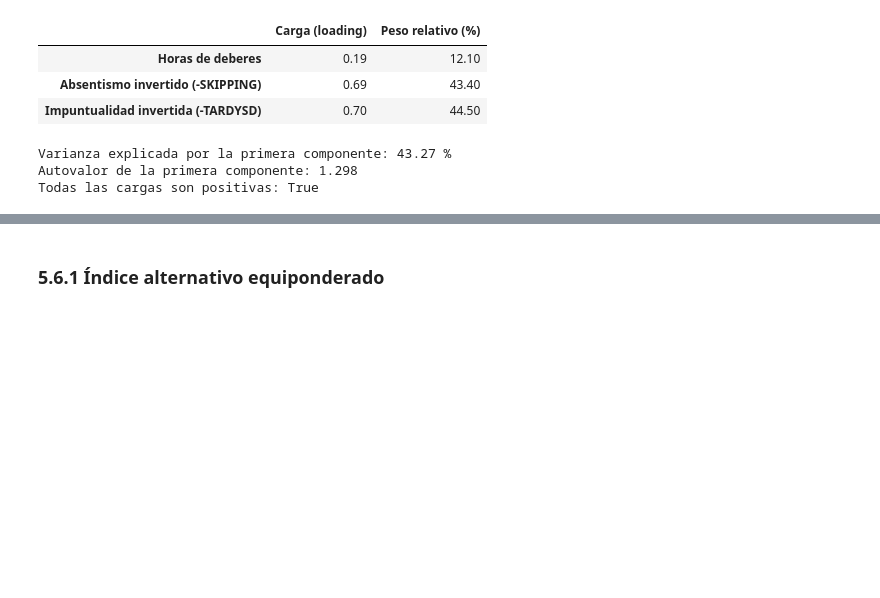
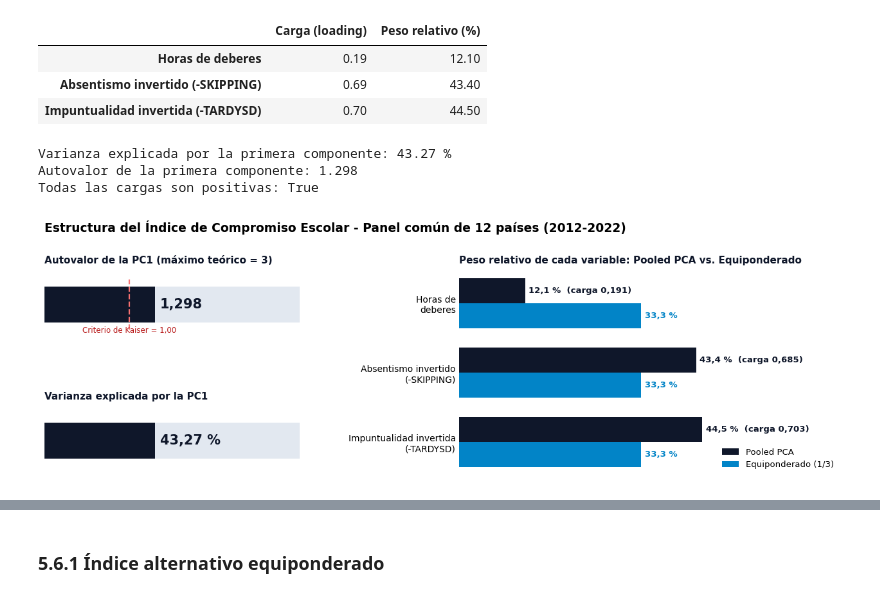
Before and after one commit to musero55/tfm_data_science, a Jupyter notebook: notebooks/fase_1_data_ingestion_eda/01_EDA_indice_de_compromiso.ipynb, the cells around one changed output, grey strips where cells are left out. Drawn from its saved outputs; the diff is of its cells as text; code cells hidden in the pictures; blank space fills up the shorter version.

```diff
--- a/notebooks/fase_1_data_ingestion_eda/01_EDA_indice_de_compromiso.ipynb
+++ b/notebooks/fase_1_data_ingestion_eda/01_EDA_indice_de_compromiso.ipynb
@@ -1555,3 +1559,79 @@ Cargas factoriales del Pooled PCA (primera componente):
 Varianza explicada por la primera componente: 43.27 %
 Autovalor de la primera componente: 1.298
 Todas las cargas son positivas: True
+# %%
+# Mini-dashboard del Pooled PCA: métricas de extracción (izquierda) y pesos frente al índice equiponderado (derecha)
+autovalor_pc1 = pca_compromiso.explained_variance_[0]
+UMBRAL_KAISER = 1.0
+COLOR_PCA, COLOR_EQUI, COLOR_PISTA = '#0f172a', '#0284c7', '#e2e8f0'
+
+
+def formato_es(valor, decimales):
+    """Número con coma decimal para las anotaciones del gráfico."""
+    return f'{valor:.{decimales}f}'.replace('.', ',')
+
+
+fig = plt.figure(figsize=(16, 4.2))
+rejilla = fig.add_gridspec(2, 2, width_ratios=[1, 1.5], hspace=0.9, wspace=0.5)
+ax_autovalor = fig.add_subplot(rejilla[0, 0])
+ax_varianza = fig.add_subplot(rejilla[1, 0])
+ax_pesos = fig.add_subplot(rejilla[:, 1])
+
+# --- Panel izquierdo: medidores del autovalor (máximo teórico = nº de variables) y de la varianza explicada ---
+medidores = [
+    (ax_autovalor, autovalor_pc1, len(variables_pca), formato_es(autovalor_pc1, 3), 'Autovalor de la PC1 (máximo teórico = 3)'),
+    (ax_varianza, varianza_explicada, 100, f'{formato_es(varianza_explicada, 2)} %', 'Varianza explicada por la PC1'),
+]
+for ax, valor, maximo, texto, titulo in medidores:
+    ax.barh(0, maximo, height=0.5, color=COLOR_PISTA)
+    ax.barh(0, valor, height=0.5, color=COLOR_PCA)
+    ax.text(valor + maximo * 0.02, 0, texto, ha='left', va='center', fontsize=15, fontweight='bold', color=COLOR_PCA)
+    ax.set_title(titulo, loc='left', fontsize=11, fontweight='bold', color='#0f172a')
+    ax.set_xlim(0, maximo)
+    ax.set_ylim(-0.5, 0.5)
+    ax.set_xticks([])
+    ax.set_yticks([])
+    for borde in ax.spines.values():
+        borde.set_visible(False)
+
+# Referencia del criterio de Kaiser sobre el medidor del autovalor
+ax_autovalor.axvline(UMBRAL_KAISER, ymin=0.15, ymax=0.85, color='#f87171', linestyle='--', linewidth=1.6)
+ax_autovalor.text(UMBRAL_KAISER, -0.3, 'Criterio de Kaiser = 1,00', ha='center', va='top', fontsize=8.5, color='#b91c1c')
+
+# --- Panel derecho: peso relativo de cada variable en ambos índices ---
+etiquetas_variables = ['Horas de\ndeberes', 'Absentismo invertido\n(-SKIPPING)', 'Impuntualidad invertida\n(-TARDYSD)']
+pesos_pca = tabla_cargas['Peso relativo (%)'].to_numpy()
+pesos_equi = np.full(len(etiquetas_variables), 100 / len(etiquetas_variables))
+posiciones = np.arange(len(etiquetas_variables))
+alto_barra = 0.36
+
+barras_pca = ax_pesos.barh(posiciones - alto_barra / 2, pesos_pca, height=alto_barra, color=COLOR_PCA, label='Pooled PCA')
+barras_equi = ax_pesos.barh(posiciones + alto_barra / 2, pesos_equi, height=alto_barra, color=COLOR_EQUI, label='Equiponderado (1/3)')
+
+etiquetas_pca = [
+    f'{formato_es(peso, 1)} %  (carga {formato_es(carga, 3)})'
+    for peso, carga in zip(pesos_pca, tabla_cargas['Carga (loading)'])
+]
+ax_pesos.bar_label(barras_pca, labels=etiquetas_pca, padding=4, fontsize=9.5, fontweight='bold', color=COLOR_PCA)
+ax_pesos.bar_label(barras_equi, labels=[f'{formato_es(peso, 1)} %' for peso in pesos_equi],
+                   padding=4, fontsize=9.5, fontweight='bold', color=COLOR_EQUI)
+
+ax_pesos.set_yticks(posiciones)
+ax_pesos.set_yticklabels(etiquetas_variables, fontsize=10)
+ax_pesos.invert_yaxis()
+ax_pesos.set_xlim(0, 70)
+ax_pesos.set_xticks([])
+ax_pesos.tick_params(axis='y', length=0)
+for borde in ax_pesos.spines.values():
+    borde.set_visible(False)
+ax_pesos.set_title('Peso relativo de cada variable: Pooled PCA vs. Equiponderado', loc='left',
+                   fontsize=11, fontweight='bold', color='#0f172a')
+ax_pesos.legend(loc='lower right', fontsize=9.5, frameon=False)
+
+plt.suptitle(
+    f'Estructura del Índice de Compromiso Escolar - Panel común de {len(paises_panel)} países (2012-2022)',
+    fontsize=13.5, fontweight='bold', x=0.125, ha='left', y=1.06
+)
+plt.show()
+# %% [output]
+[figure, added]
```
Also changed, not shown: parts of 31 cells of this notebook.
